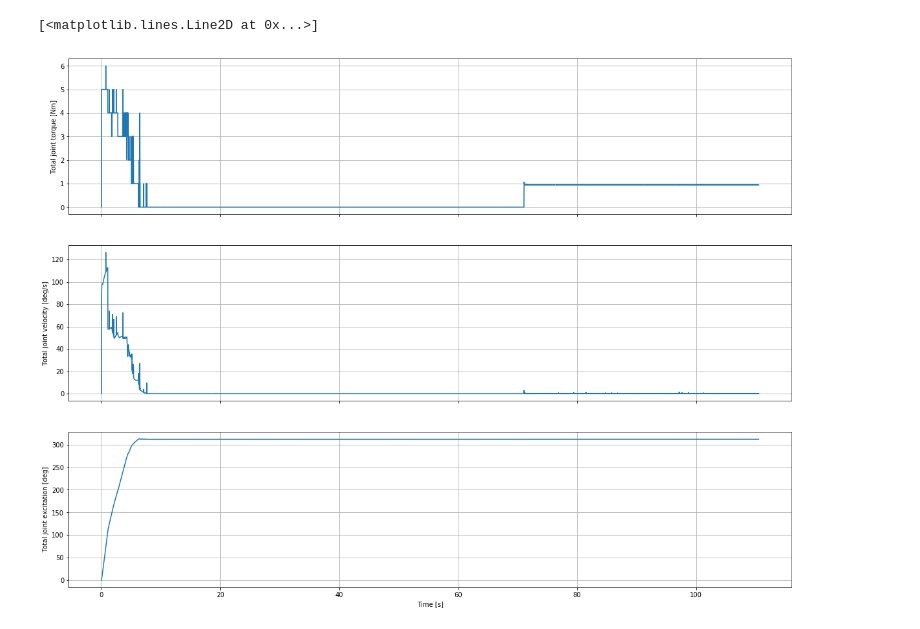
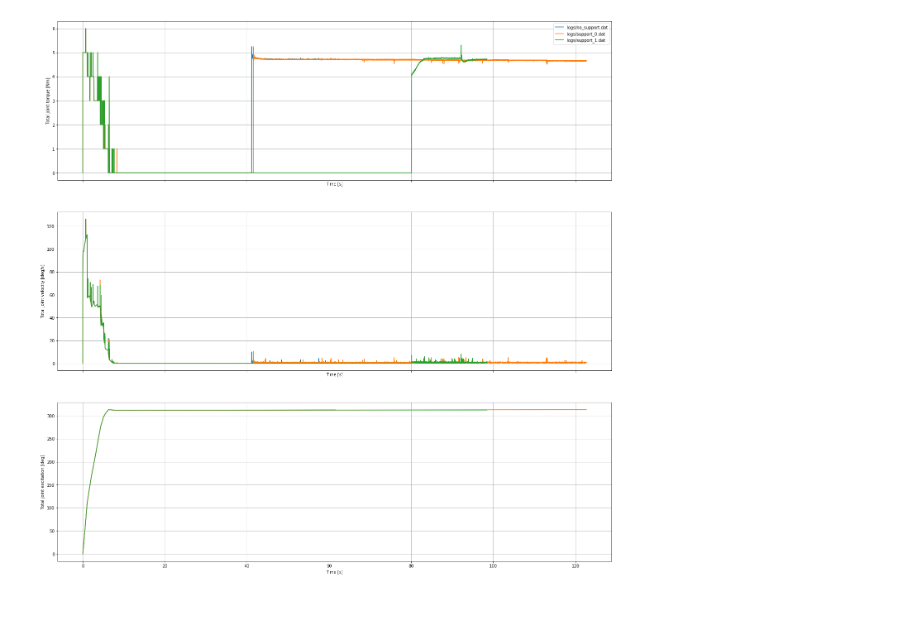
Before and after one commit to dasblondegrauen/lwr-sim, a Jupyter notebook: logs.ipynb, the cells around one changed output. Cells and saved outputs as stored; diff of their text form; code cells hidden in the pictures.

Commit message:
Refactor plotting into fuctions

```diff
--- a/logs.ipynb
+++ b/logs.ipynb
@@ -2,28 +2,38 @@
 import numpy as np
 import pandas as pd
 import matplotlib.pyplot as plt
-# %%
-log = pd.read_csv('reports.dat', delim_whitespace=True)
-torque = log.iloc[:,15:].T.abs().sum()
-velocity = log.iloc[:,8:15].T.abs().sum() / np.pi * 180
-position = log.iloc[:,1:8].T.abs().sum() / np.pi * 180
-time = log.TimeStamp
-# %%
-fig, ax = plt.subplots(3, 1, sharex=True)
-fig.set_size_inches(20, 15)
-
-ax[0].set_ylabel('Total joint torque [Nm]')
-ax[0].grid()
-ax[0].plot(time, torque)
-
-ax[1].set_ylabel('Total joint velocity [deg/s]')
-ax[1].grid()
-ax[1].plot(time, velocity)
-
-ax[2].set_xlabel('Time [s]')
-ax[2].set_ylabel('Total joint excitation [deg]')
-ax[2].grid()
-ax[2].plot(time, position)
-# %% [output]
-[<matplotlib.lines.Line2D at 0x...>]
-[figure, removed]
+# %%
+def init_plot():
+    fig, ax = plt.subplots(3, 1, sharex=True)
+    fig.set_size_inches(24, 24)
+
+    for a in ax:
+        a.grid()
+        a.set_xlabel('Time [s]')
+
+    ax[0].set_ylabel('Total joint torque [Nm]')
+    ax[1].set_ylabel('Total joint velocity [deg/s]')
+    ax[2].set_ylabel('Total joint excitation [deg]')
+
+    return fig, ax
+
+
+def plot_report(filename):
+    report = pd.read_csv(filename, delim_whitespace=True)
+
+    torque = report.iloc[:,15:].T.abs().sum()
+    velocity = report.iloc[:,8:15].T.abs().sum() / np.pi * 180
+    position = report.iloc[:,1:8].T.abs().sum() / np.pi * 180
+    time = report.TimeStamp
+
+    ax[0].plot(time, torque, label=filename)
+    ax[0].legend()
+    ax[1].plot(time, velocity)
+    ax[2].plot(time, position)
+# %%
+fig, ax = init_plot()
+plot_report('logs/no_support.dat')
+plot_report('logs/support_0.dat')
+plot_report('logs/support_1.dat')
+# %% [output]
+[figure, added]
```
